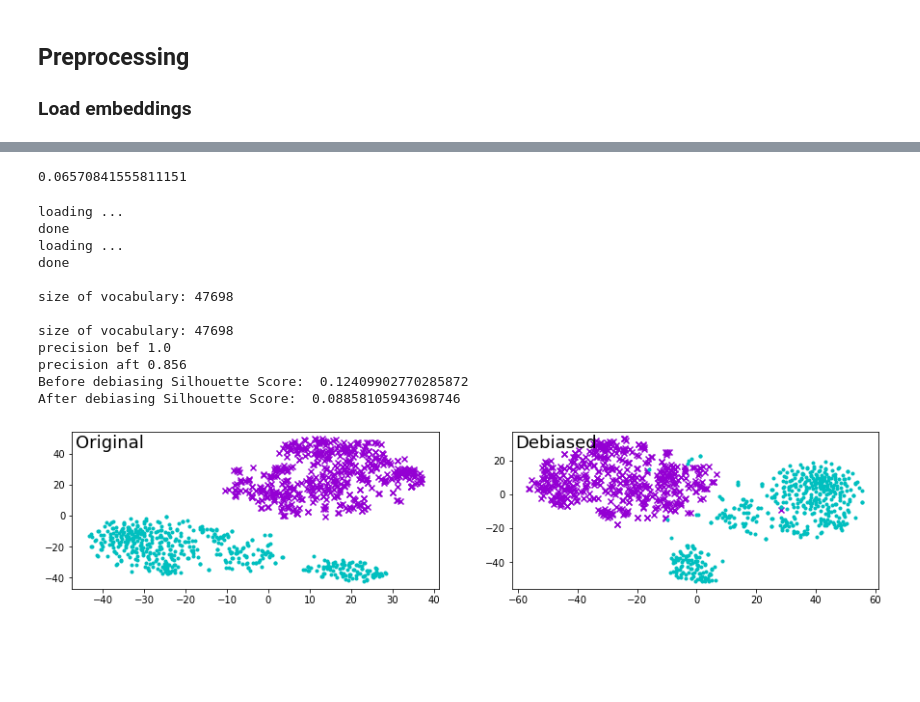
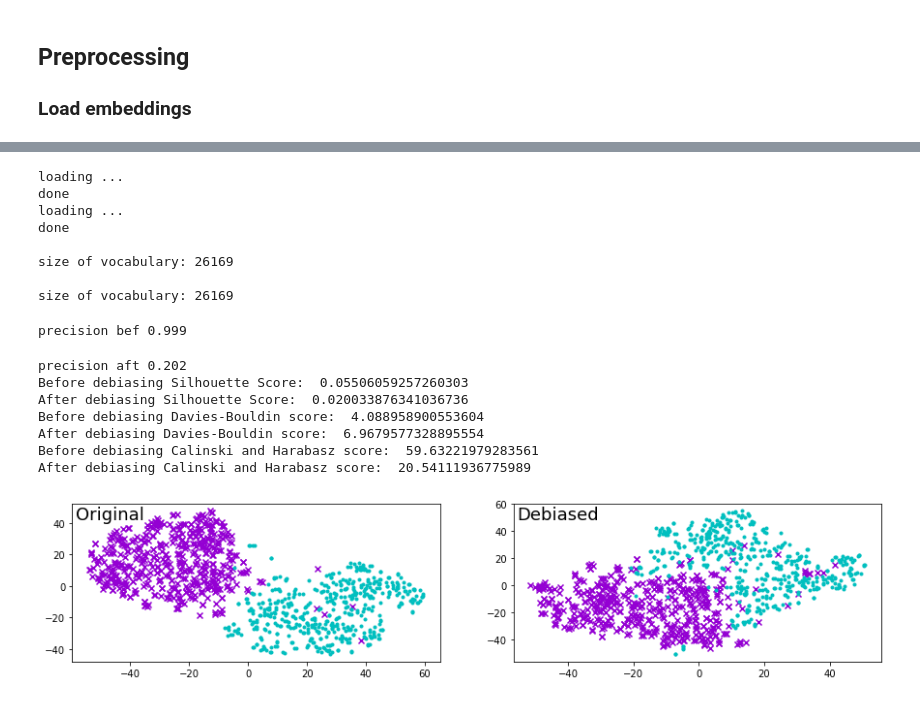
Before and after one commit to ChristianCme/6882finalproject, a Jupyter notebook: Visualization/remaining_bias_2018.ipynb, the cells around one changed output, grey strips where cells are left out. Cells and saved outputs as stored; diff of their text form; code cells hidden in the pictures; blank space fills up the shorter version.

```diff
--- a/Visualization/remaining_bias_2018.ipynb
+++ b/Visualization/remaining_bias_2018.ipynb
@@ -272,21 +322,23 @@ After debiasing Silhouette Score:  0.049999899877441766
+# %%
+dhd_w2v_bef, dhd_w2v_aft, dhd_w2v_true = main('../data/Bolukbasi/orig_w2v', '../data/dhd_w2v/dhd_w2v')
+# %% [output]
+loading ...
+done
+loading ...
+done
+
+size of vocabulary: 26169
+
+size of vocabulary: 26169
+precision bef 0.999
+precision aft 0.202
+Before debiasing Silhouette Score:  0.05506059257260303
+After debiasing Silhouette Score:  0.020033876341036736
+Before debiasing Davies-Bouldin score:  4.088958900553604
+After debiasing Davies-Bouldin score:  6.9679577328895554
+Before debiasing Calinski and Harabasz score:  59.63221979283561
+After debiasing Calinski and Harabasz score:  20.54111936775989
+[figure, added]
 # %%
-y_pred_bef = KMeans(n_clusters=2, random_state=1).fit_predict(X_bef)
-silhouette_score(X_bef, y_true)
+y_pred_bef = KMeans(n_clusters=2, random_state=1).fit_predict(dhd_glove_bef)
+silhouette_score(dhd_glove_bef, dhd_glove_true)
-# %% [output]
-0.06570841555811151
-# %%
-main('../data/Zhao/orig_glove', '../data/Zhao/gn_glove')
-# %% [output]
-loading ...
-done
-loading ...
-done
-
-size of vocabulary: 47698
-
-size of vocabulary: 47698
-precision bef 1.0
-precision aft 0.856
-Before debiasing Silhouette Score:  0.12409902770285872
-After debiasing Silhouette Score:  0.08858105943698746
-[figure, removed]
```
Also changed, not shown: parts of 7 cells of this notebook.
